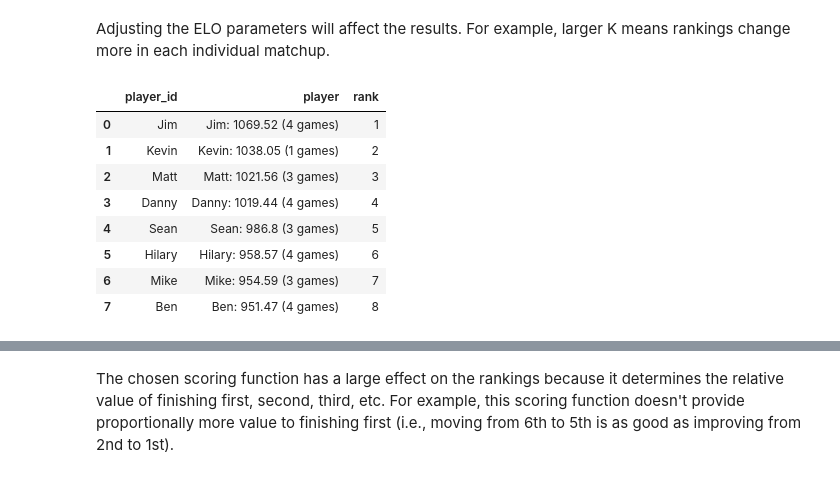
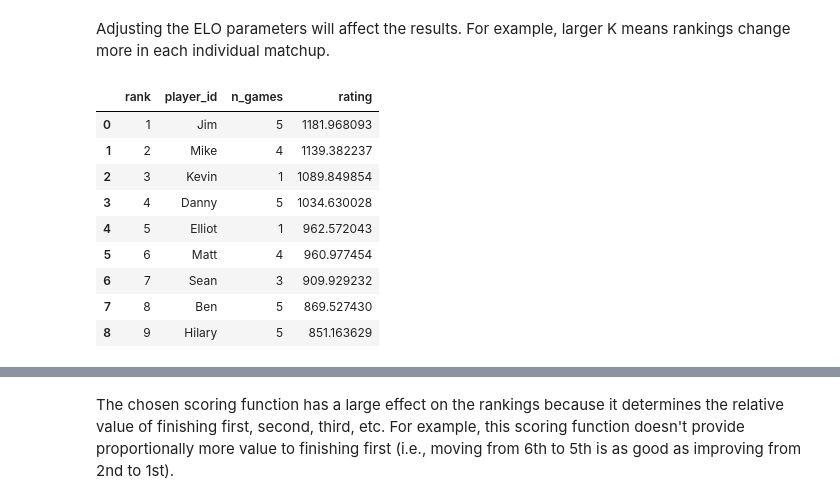
Before and after one commit to djcunningham0/poker-elo-dashboard, a Jupyter notebook: demo.ipynb, the cells around one changed output, grey strips where cells are left out. Drawn from its saved outputs; the diff is of its cells as text; code cells hidden in the pictures.

```diff
--- a/demo.ipynb
+++ b/demo.ipynb
@@ -40,0 +32,3 @@ data
+# %%
+data = utils.load_data_from_gsheet(config)
+data
@@ -74,18 +77,20 @@ tracker.plot_history(interactive=True)
 # %% [markdown]
 Adjusting the ELO parameters will affect the results. For example, larger K means rankings change more in each individual matchup.
 # %%
-k = 320
-bigk_tracker = elo.Tracker(elo_rater=elo.MultiELO(k_value=k))
+k = 128
+bigk_elo = elo.MultiELO(k_value=k)
+bigk_tracker = elo.Tracker(elo_rater=bigk_elo)
 bigk_tracker.process_data(data)
 
 bigk_tracker.get_current_ratings()
 # %% [output]
-|  | player_id | player | rank |
-| 0 | Jim | Jim: 1069.52 (4 games) | 1 |
-| 1 | Kevin | Kevin: 1038.05 (1 games) | 2 |
-| 2 | Matt | Matt: 1021.56 (3 games) | 3 |
-| 3 | Danny | Danny: 1019.44 (4 games) | 4 |
-| 4 | Sean | Sean: 986.8 (3 games) | 5 |
-| 5 | Hilary | Hilary: 958.57 (4 games) | 6 |
-| 6 | Mike | Mike: 954.59 (3 games) | 7 |
-| 7 | Ben | Ben: 951.47 (4 games) | 8 |
+|  | rank | player_id | n_games | rating |
+| 0 | 1 | Jim | 5 | 1181.968093 |
+| 1 | 2 | Mike | 4 | 1139.382237 |
+| 2 | 3 | Kevin | 1 | 1089.849854 |
+| 3 | 4 | Danny | 5 | 1034.630028 |
+| 4 | 5 | Elliot | 1 | 962.572043 |
+| 5 | 6 | Matt | 4 | 960.977454 |
+| 6 | 7 | Sean | 3 | 909.929232 |
+| 7 | 8 | Ben | 5 | 869.527430 |
+| 8 | 9 | Hilary | 5 | 851.163629 |
```
Also changed, not shown: parts of 13 cells of this notebook, 6 other files.
